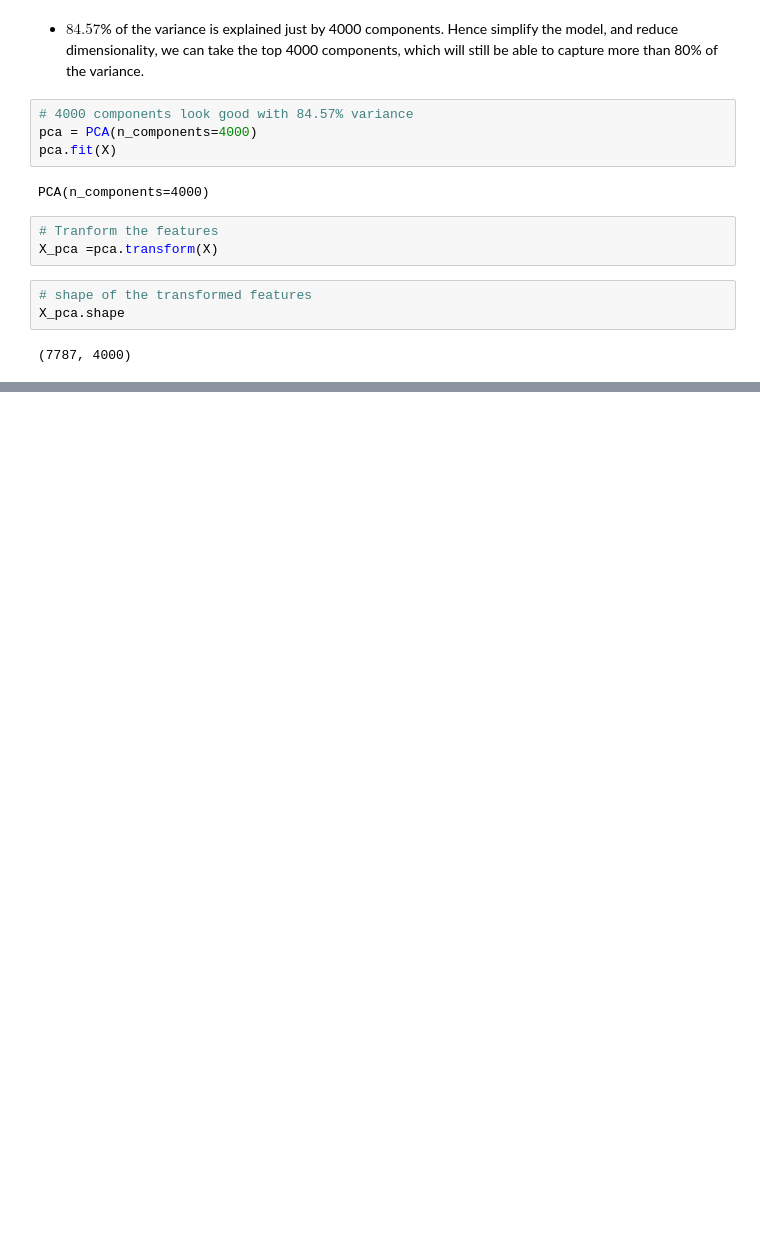
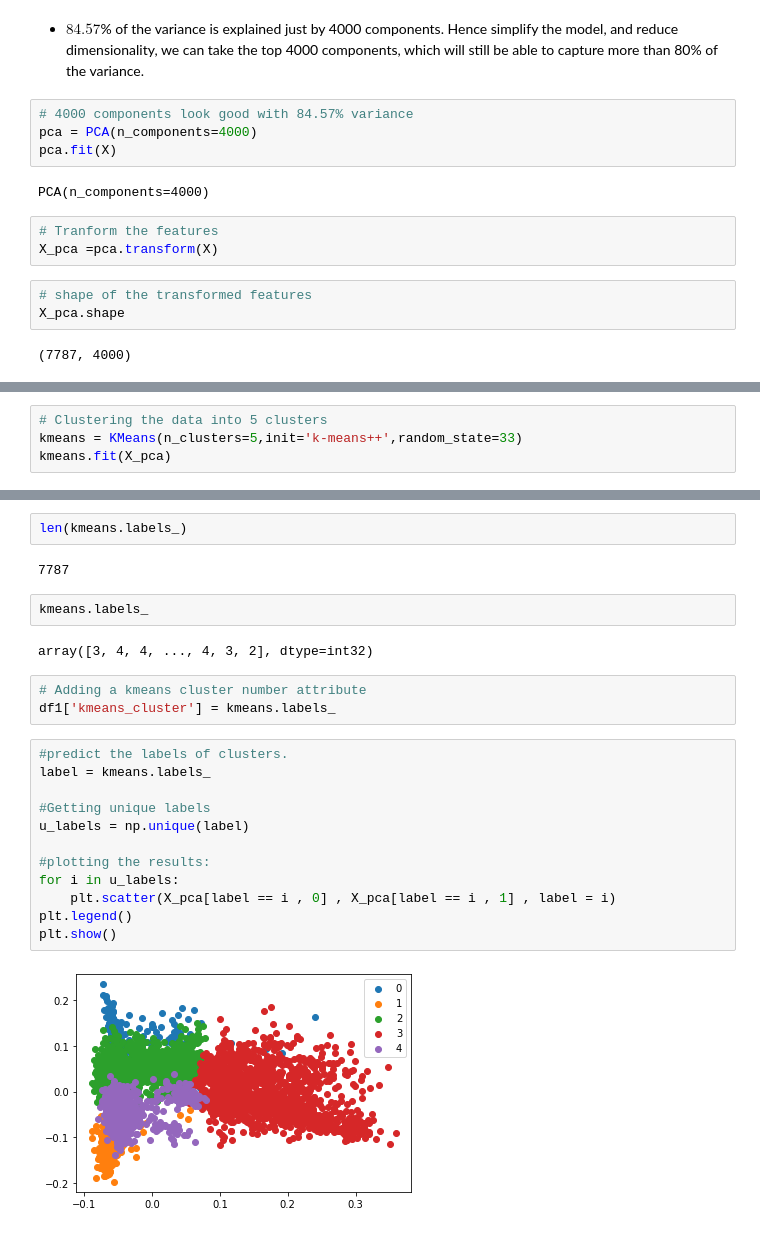
Before and after one commit to vir097/NETFLIX-MOVIES-AND-TV-SHOWS-CLUSTERING--Viral-Shewale, a Jupyter notebook: NETFLIX_MOVIES_AND_TV_SHOWS_CLUSTERING_viral_shewale.ipynb, the cells around one changed output, grey strips where cells are left out. Saved outputs shown, nothing was run; the diff lists cells and outputs as text; blank space fills up the shorter version.

```diff
--- a/NETFLIX_MOVIES_AND_TV_SHOWS_CLUSTERING_viral_shewale.ipynb
+++ b/NETFLIX_MOVIES_AND_TV_SHOWS_CLUSTERING_viral_shewale.ipynb
@@ -995,0 +1055,4 @@ X_pca.shape
+# %%
+# Clustering the data into 5 clusters
+kmeans = KMeans(n_clusters=5,init='k-means++',random_state=33)
+kmeans.fit(X_pca)
@@ -995,0 +1070,25 @@ X_pca.shape
+# %%
+len(kmeans.labels_)
+# %% [output]
+7787
+# %%
+kmeans.labels_
+# %% [output]
+array([3, 4, 4, ..., 4, 3, 2], dtype=int32)
+# %%
+# Adding a kmeans cluster number attribute
+df1['kmeans_cluster'] = kmeans.labels_
+# %%
+#predict the labels of clusters.
+label = kmeans.labels_
+
+#Getting unique labels
+u_labels = np.unique(label)
+
+#plotting the results:
+for i in u_labels:
+    plt.scatter(X_pca[label == i , 0] , X_pca[label == i , 1] , label = i)
+plt.legend()
+plt.show()
+# %% [output]
+[figure, added]
```
Also changed, not shown: parts of 16 cells of this notebook.
